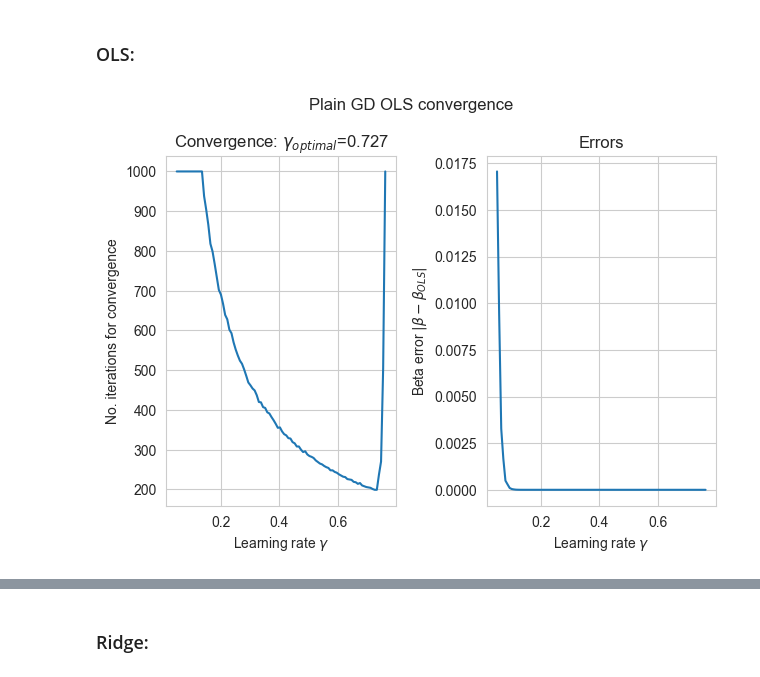
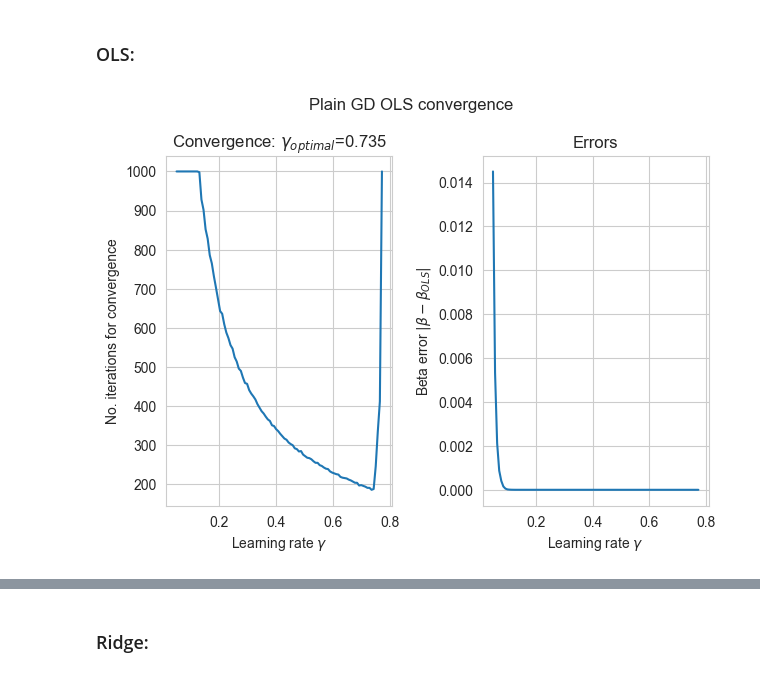
Before and after one commit to LassePladsen/FYS-STK3155-4155, a Jupyter notebook: Weekly exercises/41/Week 41 Lasse Pladsen.ipynb, the cells around one changed output, grey strips where cells are left out. Drawn from its saved outputs; the diff is of its cells as text; code cells hidden in the pictures.

```diff
--- a/Weekly exercises/41/Week 41 Lasse Pladsen.ipynb
+++ b/Weekly exercises/41/Week 41 Lasse Pladsen.ipynb
@@ -4,7 +4,7 @@ import matplotlib.pyplot as plt
 import seaborn as sb
 # %%
 # Global parameters
-N = 100  # no. data points
+N = 128  # no. data points
 N_iters = 1000  # max no. iterations before stopping
 noise_std = 0.1
 beta_tol = 1e-8  # beta tolerance for stopping iteration when |beta_new - beta_old| <= beta_tol
@@ -23,6 +23,6 @@ beta_ols = np.linalg.inv(X.T @ X) @ (X.T @ y)  # own OLS inversion
 
 # Hessian matrices
 H_ols = 2 / N * X.T @ X
-eig_ols, _ = np.linalg.eig(H_ols)
+eig_ols, iter = np.linalg.eig(H_ols)
 print(f"OLS: 1/lambda_max={1 / max(eig_ols):.3f}")
 # %% [output]
@@ -52,35 +52,35 @@ for i, learn_rate in enumerate(learn_rates):
         grad = 2 / N * X.T @ (X @ beta - y)
         beta -= learn_rate * grad
 
         iter += 1
     no_iters[i] = iter
 
-    error = max(abs(beta - beta_ols))
+    error = np.max(abs(beta - beta_ols))
     if error < error_best:
         error_best = error
         beta_best = beta
     errors[i] = error
 
 fig, axs = plt.subplots(1, 2)
 fig.suptitle(f"Plain GD OLS convergence")
 
 # Plot convergence
 axs[0].plot(learn_rates, no_iters)
 axs[0].set_title("Convergence: $\gamma_{optimal}$=" + f"{learn_rates[np.argmin(no_iters)]:.3f}")
 axs[0].set_xlabel("Learning rate $\gamma$")
 axs[0].set_ylabel("No. iterations for convergence")
 axs[0].grid(True)
 
 # Plot error
 axs[1].plot(learn_rates, errors)
 axs[1].set_title("Errors")
 axs[1].set_xlabel("Learning rate $\gamma$")
 axs[1].set_ylabel(r"Beta error $|\beta - \beta_{OLS}|$")
 axs[1].grid(True)
 
 plt.tight_layout()
 # %% [output]
-[figure, old version]
+[figure, new version]
 # %%
 print(f"Beta OLS={beta_ols.ravel()}")
 print(f"Best beta={beta_best.ravel()}")
```
Also changed, not shown: parts of 9 cells of this notebook.
